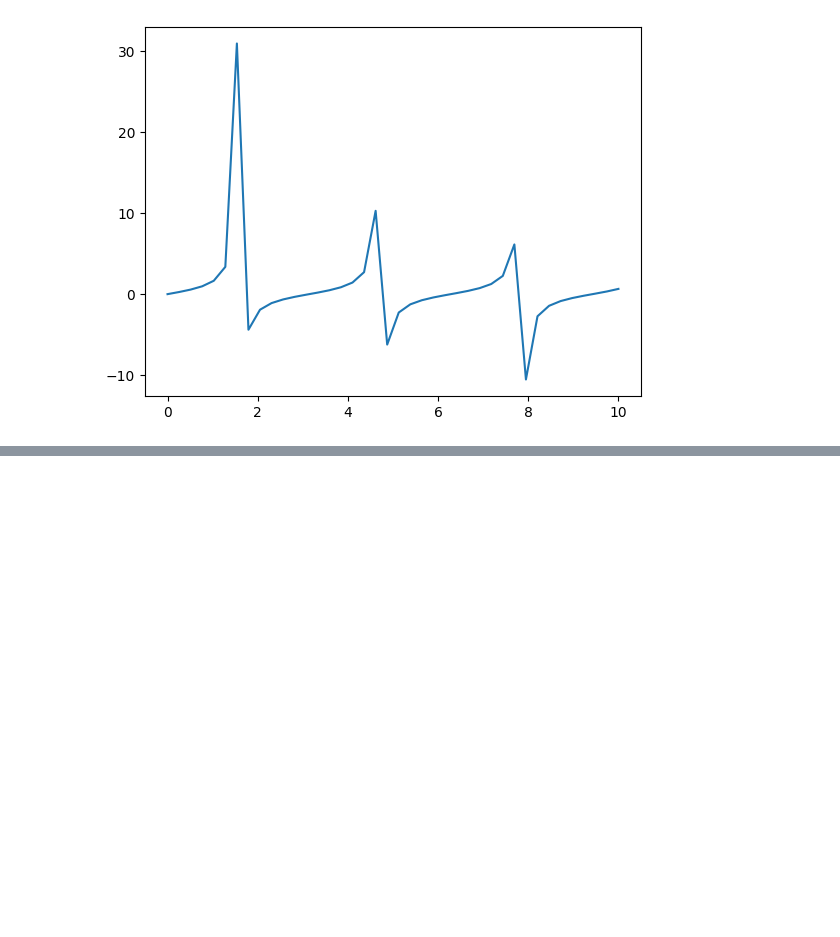
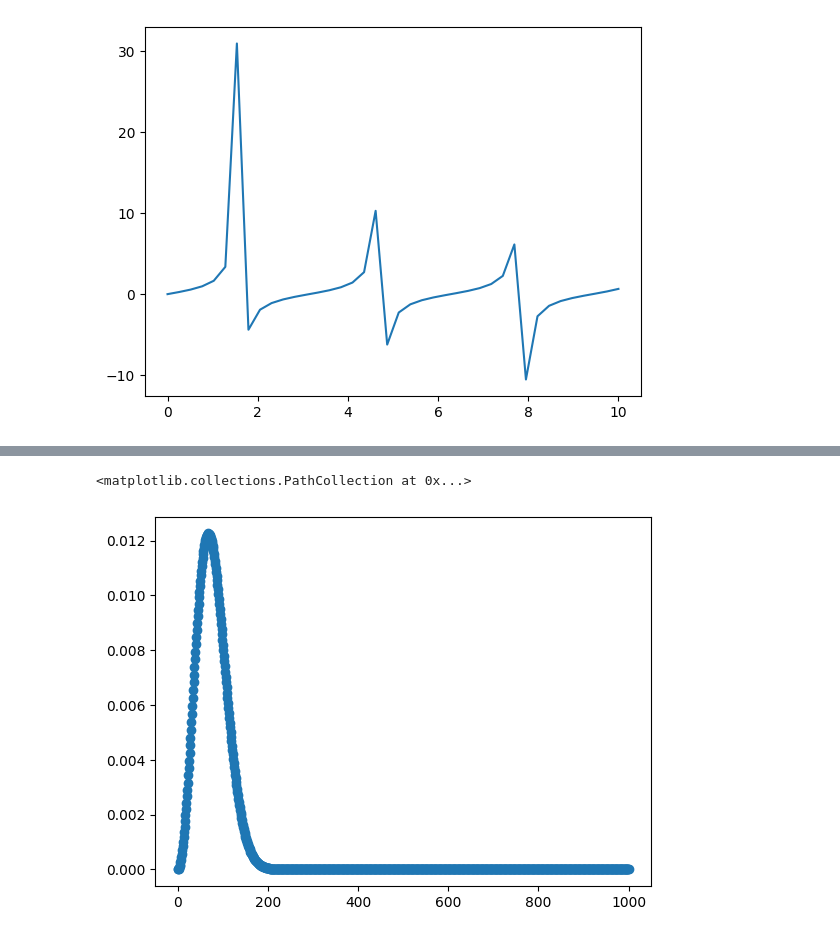
Before and after one commit to Astro-CMalhas/Computational-Astronomy, a Jupyter notebook: HW_03_Numerical_Intg.ipynb, the cells around one changed output, grey strips where cells are left out. Cells and saved outputs as stored; diff of their text form; code cells hidden in the pictures; blank space fills up the shorter version.

Commit message:
Added maxwell boltzmann distribution for Hydrogen

```diff
--- a/HW_03_Numerical_Intg.ipynb
+++ b/HW_03_Numerical_Intg.ipynb
@@ -141,0 +182,19 @@ plt.plot(x, TanFunc(x))
+# %%
+#Defining some constants
+Temp = 273.15
+k = 1.380649*(10**-23)
+v = np.linspace(0, 1000, 1000)  # going from 0-1000m/s
+#v = np.linspace(0, 200, 100)
+def Maxwell(T,M,vel):
+  out123 = ((np.abs(M/(2*np.pi*k*T)))**(3/2))*(4*(np.pi)*(vel**2))*(np.exp(-(M*vel**2)/(2*k*T)))
+  return out123
+
+
+
+test123 = Maxwell(10000,6.02*(10**-23),v)
+
+#print (test123)
+plt.scatter(v,test123)
+# %% [output]
+<matplotlib.collections.PathCollection at 0x...>
+[figure, added]
```
Also changed, not shown: parts of 4 cells of this notebook.
